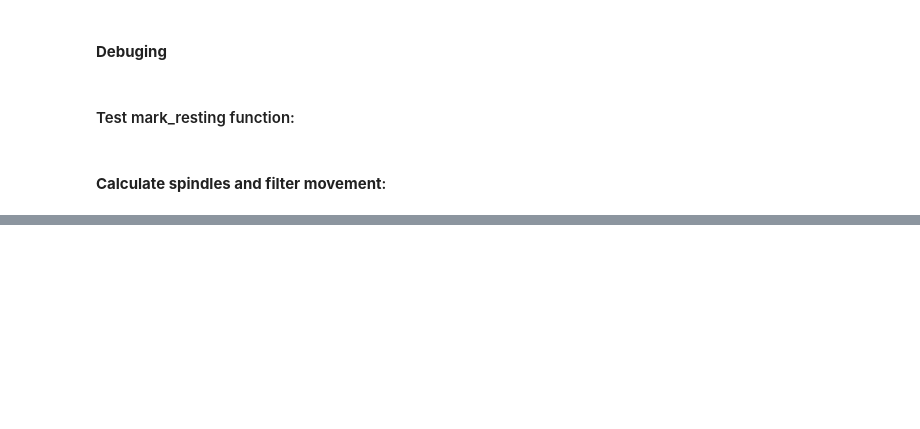
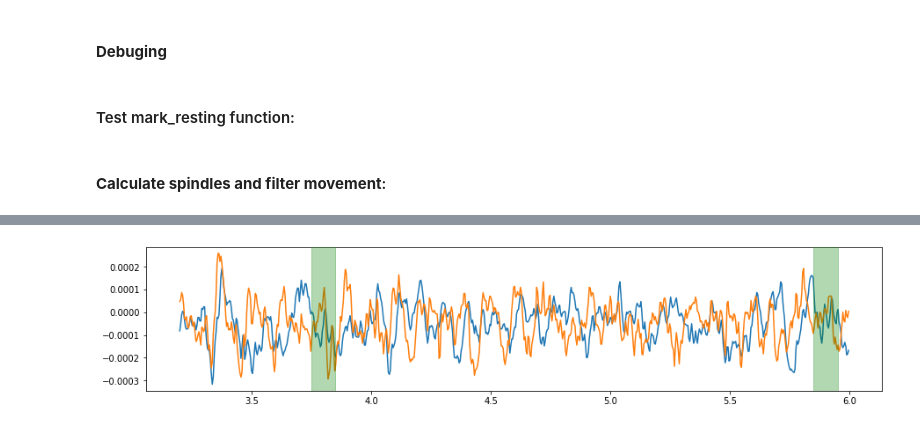
Before and after one commit to cafalchio/lfp_atn, a Jupyter notebook: ipynb/spindles_per_group.ipynb, the cells around one changed output, grey strips where cells are left out. Cells and saved outputs as stored; diff of their text form; code cells hidden in the pictures; blank space fills up the shorter version.

Commit message:
Update spindles_per_group.ipynb
Start experiment with ripples

```diff
--- a/ipynb/spindles_per_group.ipynb
+++ b/ipynb/spindles_per_group.ipynb
@@ -273,0 +329,11 @@ profile_control.to_file("control.html")
+# %%
+test_file = '/mnt/d/Beths/CanCSCa1/smallsq_sleep/10082018/s3_sleep/10082018_CanCSubCa1_smallsq_sleep_1_3.set'
+mne_data = mne_lfp_Axona(test_file)
+pos = RecPos(test_file)
+speed = pos.get_speed()
+lfps = mne_data.get_data(['ch_1', 'ch_20']).T
+mov = np.zeros(lfps.shape[0])
+for i,sp in enumerate(speed):  #Speed to be on the same lenght as lfp time
+    mov[5*i:5*i+5] = sp
+SAMPLING_FREQUENCY = 250.
+time = np.asarray([i*0.004 for i in range(0, len(lfp))])
@@ -273,0 +361,13 @@ profile_control.to_file("control.html")
+# %%
+true_ripple_midtime = [0.324, 1.42]
+RIPPLE_DURATION = 0.100
+# %%
+fig, ax = plt.subplots(figsize=(15, 3))
+plt.plot(time[800:1500], lfps[800:1500,:])
+
+
+for midtime in true_ripple_midtime:
+    plt.axvspan(midtime - RIPPLE_DURATION/2,
+                midtime + RIPPLE_DURATION/2, alpha=0.3, color='green', zorder=10-0)
+# %% [output]
+[figure, added]
```
Also changed, not shown: parts of 33 cells of this notebook.
